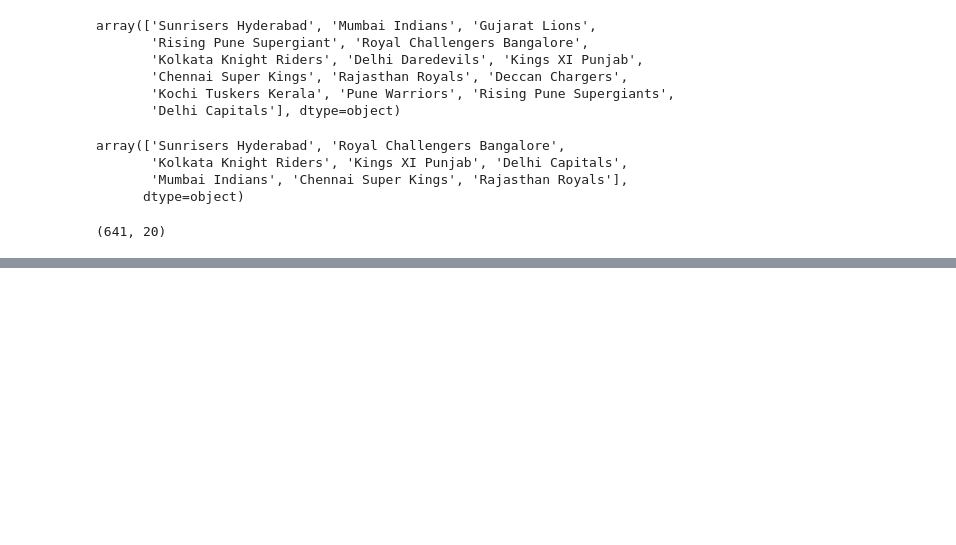
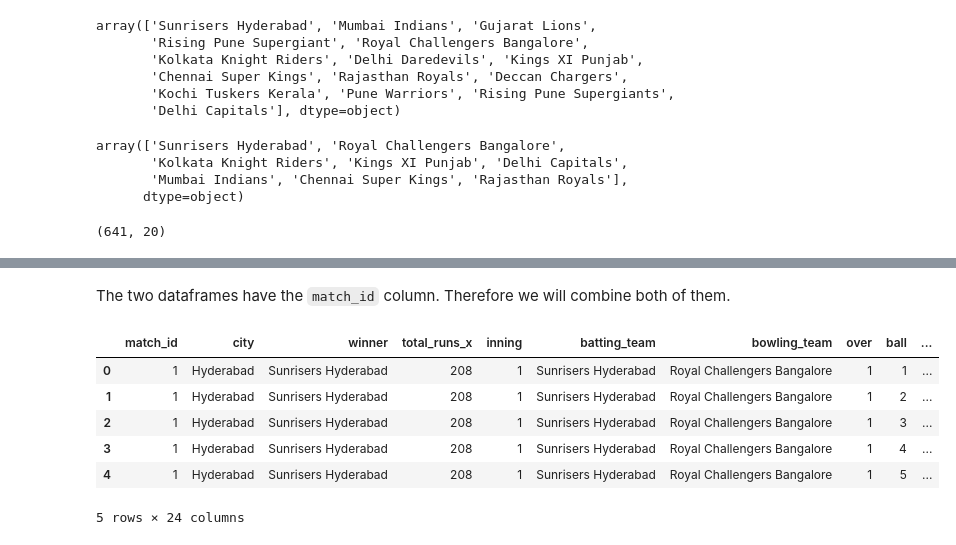
Before and after one commit to lawalsegun2025/ipl_match_win_predictor, a Jupyter notebook: ipl_win_probability_predictor.ipynb, the cells around one changed output, grey strips where cells are left out. Drawn from its saved outputs; the diff is of its cells as text; code cells hidden in the pictures; blank space fills up the shorter version.

Commit message:
merged data frames

```diff
--- a/ipl_win_probability_predictor.ipynb
+++ b/ipl_win_probability_predictor.ipynb
@@ -263,0 +272,15 @@ The above features are what we need from the match_df. More important features w
+# %% [markdown]
+The two dataframes have the `match_id` column. Therefore we will combine both of them.
+# %%
+# merging match_df with deliveries on the match_id column
+delivery_df = match_df.merge(deliveries, on="match_id")
+
+delivery_df.head()
+# %% [output]
+|  | match_id | city | winner | total_runs_x | inning | batting_team | bowling_team | over | ball | ... |
+| 0 | 1 | Hyderabad | Sunrisers Hyderabad | 208 | 1 | Sunrisers Hyderabad | Royal Challengers Bangalore | 1 | 1 | ... |
+| 1 | 1 | Hyderabad | Sunrisers Hyderabad | 208 | 1 | Sunrisers Hyderabad | Royal Challengers Bangalore | 1 | 2 | ... |
+| 2 | 1 | Hyderabad | Sunrisers Hyderabad | 208 | 1 | Sunrisers Hyderabad | Royal Challengers Bangalore | 1 | 3 | ... |
+| 3 | 1 | Hyderabad | Sunrisers Hyderabad | 208 | 1 | Sunrisers Hyderabad | Royal Challengers Bangalore | 1 | 4 | ... |
+| 4 | 1 | Hyderabad | Sunrisers Hyderabad | 208 | 1 | Sunrisers Hyderabad | Royal Challengers Bangalore | 1 | 5 | ... |
+5 rows × 24 columns
```
Also changed, not shown: parts of 7 cells of this notebook.
